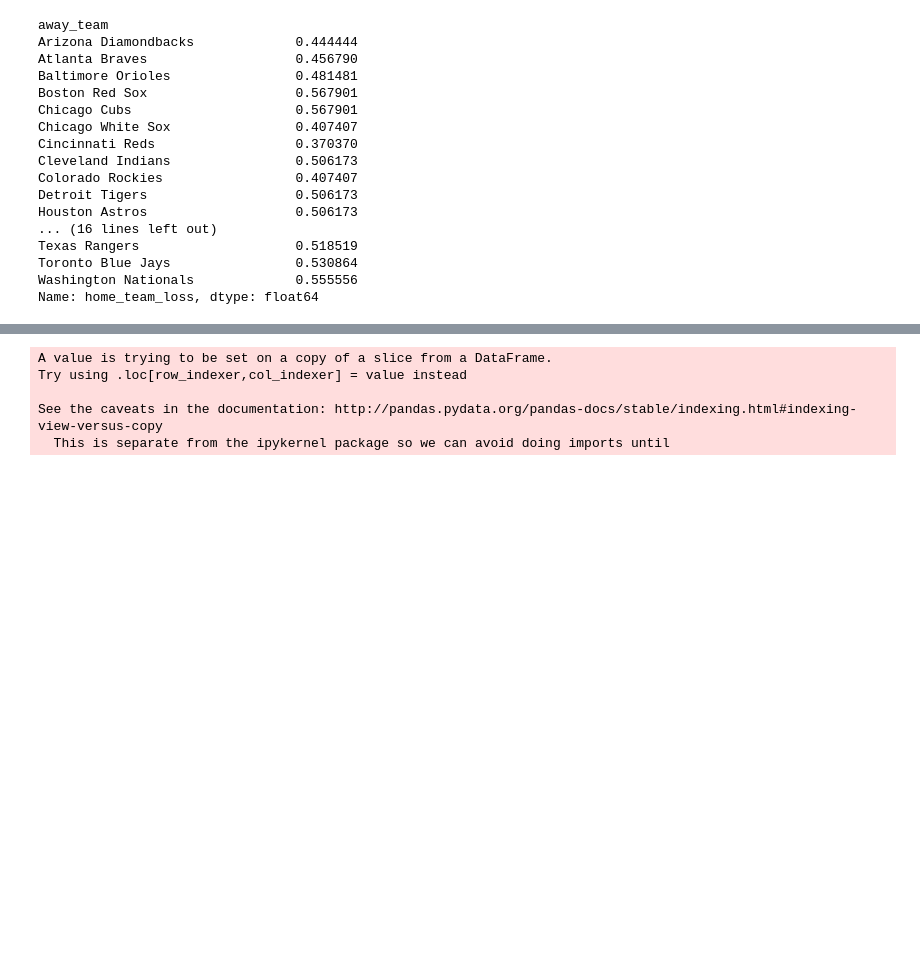
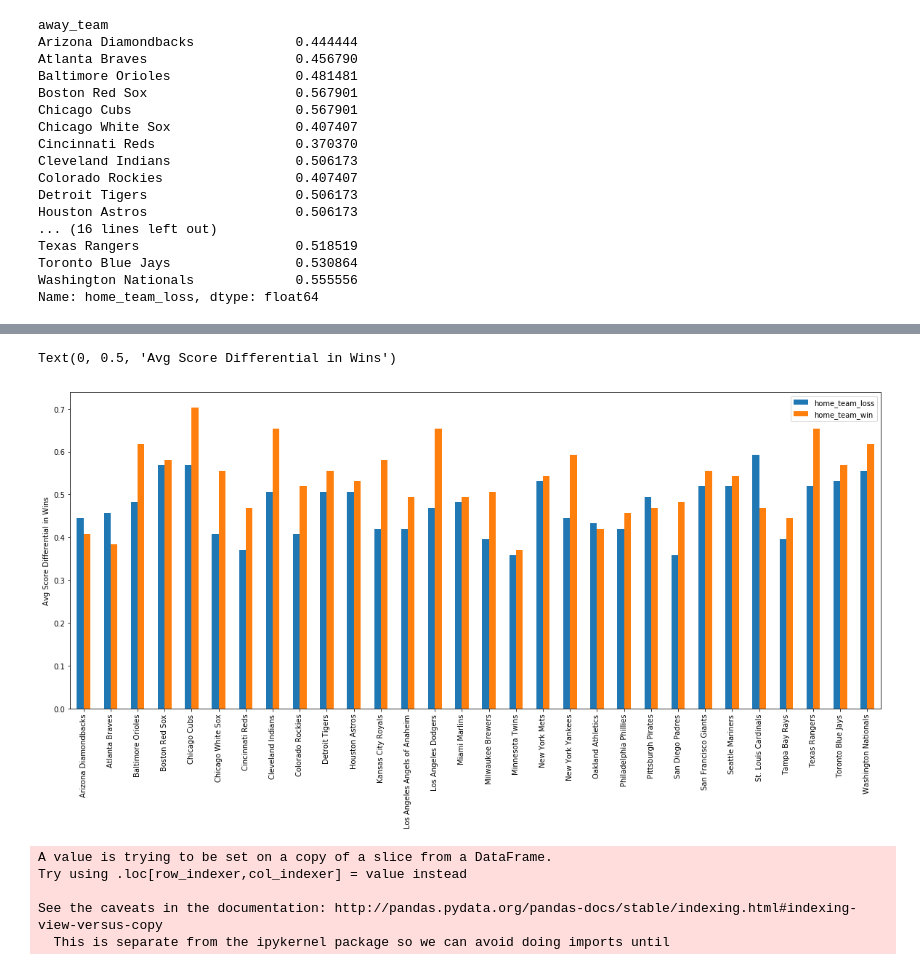
Before and after one commit to bsuwirjo/cogs108FinalProject, a Jupyter notebook: Baseball.ipynb, the cells around one changed output, grey strips where cells are left out. Drawn from its saved outputs; the diff is of its cells as text; code cells hidden in the pictures; blank space fills up the shorter version.

```diff
--- a/Baseball.ipynb
+++ b/Baseball.ipynb
@@ -129,3 +129,6 @@ Texas Rangers                    0.518519
 Toronto Blue Jays                0.530864
 Washington Nationals             0.555556
 Name: home_team_loss, dtype: float64
+# %%
+winPercentage = pd.concat([awayWinPercentages, homeWinPercentages], sort=True, axis = 1)
+winPercentage.head()
@@ -132,3 +142,9 @@ Name: home_team_loss, dtype: float64
+# %%
+winPercentagePlot = winPercentage.plot.bar(figsize=(20,8))
+winPercentagePlot.set_ylabel("Avg Score Differential in Wins")
+# %% [output]
+Text(0, 0.5, 'Avg Score Differential in Wins')
+[figure, added]
 # %%
 teamScores = data
 homeTeamScores = teamScores[teamScores['home_team_outcome'] == 'Win']
```
Also changed, not shown: parts of 3 cells of this notebook.
